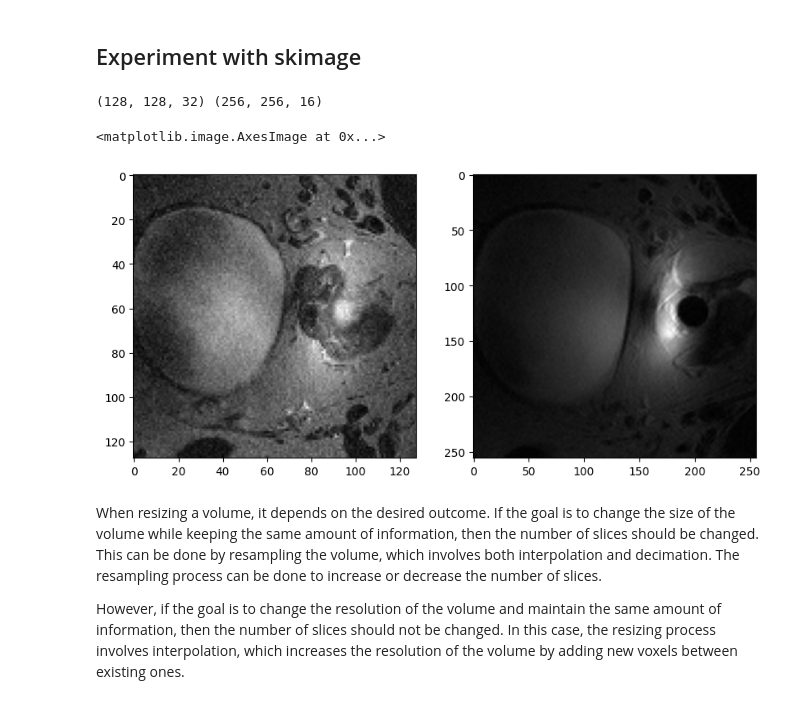
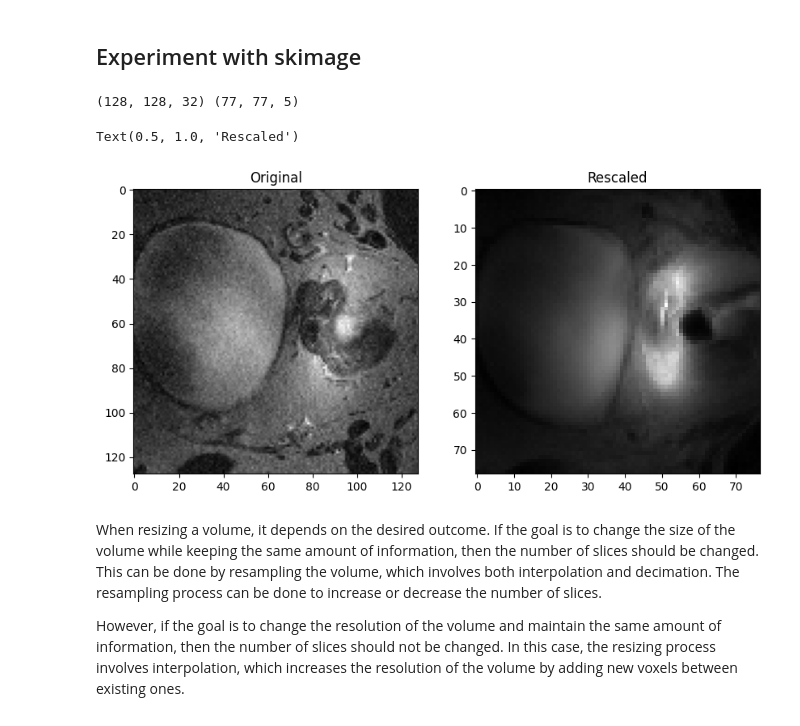
Before and after one commit to R-icntay/pgrf, a Jupyter notebook: CW1/task_2_fc.ipynb, the cells around one changed output. Saved outputs shown, nothing was run; the diff lists cells and outputs as text; code cells hidden in the pictures.

Commit message:
Correct voxel dimensions

```diff
--- a/CW1/task_2_fc.ipynb
+++ b/CW1/task_2_fc.ipynb
@@ -362,25 +585,27 @@ volume = np.load("image_train00.npy").T
 voxel_dimensions = np.array([0.5, 0.5, 2])
 
 # Desired final isotropic voxel dimension
-final_voxel_dimension = 1
+final_voxel_dimension = (0.3)
 
 # Compute the resize ratio required to upsample the volume to the desired final voxel dimension
 resize_ratio = final_voxel_dimension / voxel_dimensions
 
 # Resize the volume using the resize ratio
-rescaled_volume = rescale(volume, resize_ratio, order = 3, preserve_range = True, multichannel = False)
+rescaled_volume = rescale(volume, resize_ratio, order = 1, preserve_range = True, multichannel = False)
 
 print(volume.shape, rescaled_volume.shape)
 # %% [output]
-(128, 128, 32) (256, 256, 16)
+(128, 128, 32) (77, 77, 5)
 # %%
 
 fig, (ax1, ax2) = plt.subplots(1, 2, figsize=(10, 5))
 ax1.imshow(volume[:,:,31], cmap='gray')
-ax2.imshow(rescaled_volume[:,:,14], cmap='gray')
+ax1.set_title('Original')
+ax2.imshow(rescaled_volume[:,:,4], cmap='gray')
+ax2.set_title('Rescaled')
 # %% [output]
-<matplotlib.image.AxesImage at 0x...>
+Text(0.5, 1.0, 'Rescaled')
-[figure, old version]
+[figure, new version]
 # %% [markdown]
 When resizing a volume, it depends on the desired outcome. If the goal is to change the size of the volume while keeping the same amount of information, then the number of slices should be changed. This can be done by resampling the volume, which involves both interpolation and decimation. The resampling process can be done to increase or decrease the number of slices.
 
```
Also changed, not shown: parts of 48 cells of this notebook.
